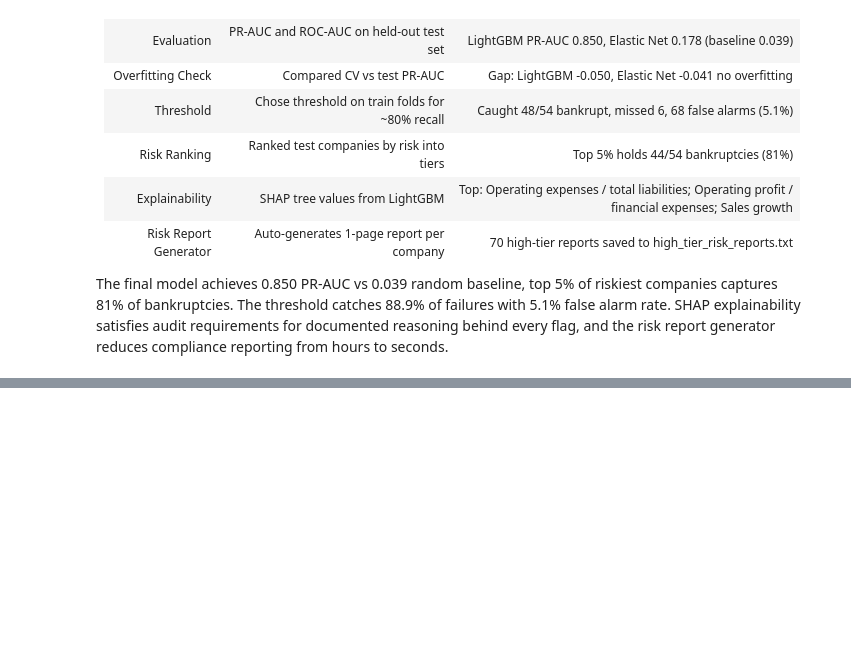
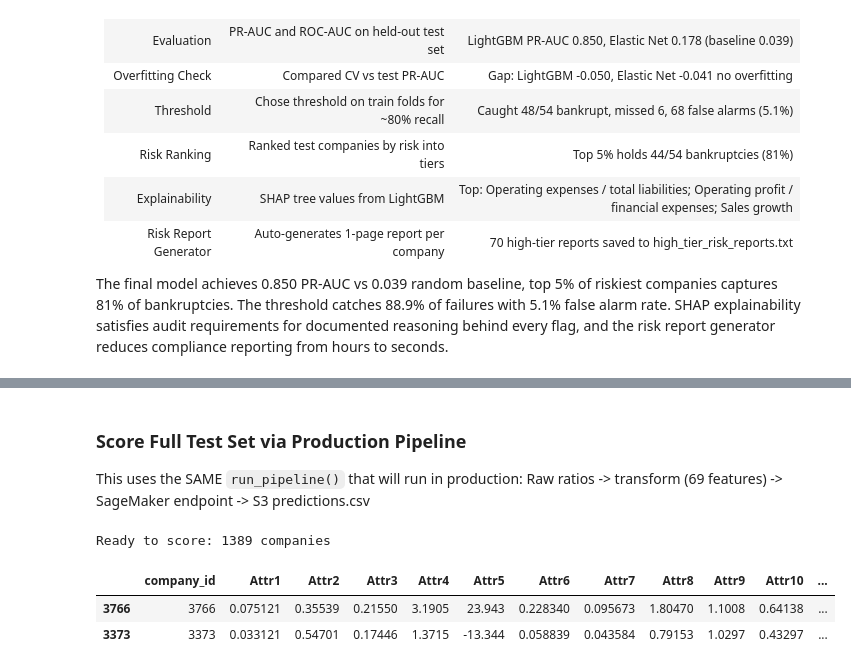
Before and after one commit to EegunjobiF/-financial-distress-early-warning, a Jupyter notebook: 01_training/Early_Warning_Financial_Distress_Model.ipynb, the cells around one changed output, grey strips where cells are left out. Saved outputs shown, nothing was run; the diff lists cells and outputs as text; code cells hidden in the pictures; blank space fills up the shorter version.

```diff
--- a/01_training/Early_Warning_Financial_Distress_Model.ipynb
+++ b/01_training/Early_Warning_Financial_Distress_Model.ipynb
@@ -61,7 +61,7 @@ plt.rcParams['figure.figsize'] = (10, 5)
 Step 2 — Load the Data
 </h2>
 # %%
-file_path = 'data/raw/1year.arff'
+file_path = data/raw/polish_bankruptcy_1year.arff
 
 data, meta = arff.loadarff(file_path)
 df = pd.DataFrame(data)
@@ -1353,0 +1394,18 @@ Saved. Features expected by the model: 69
+# %% [markdown]
+### Score Full Test Set via Production Pipeline
+This uses the SAME `run_pipeline()` that will run in production:
+Raw ratios -> transform (69 features) -> SageMaker endpoint -> S3 predictions.csv
+# %%
+# Rebuild raw test set: company_id + 64 Attrs
+# company_id = original index from the ARFF file
+test_raw = X_test[RAW_COLUMNS].copy()
+test_raw.insert(0, "company_id", test_raw.index.astype(str))
+
+assert test_raw["company_id"].is_unique, "Duplicate company_ids!"
+print(f"Ready to score: {len(test_raw)} companies")
+test_raw.head(2)
+# %% [output]
+Ready to score: 1389 companies
+|  | company_id | Attr1 | Attr2 | Attr3 | Attr4 | Attr5 | Attr6 | Attr7 | Attr8 | Attr9 | Attr10 | ... |
+| 3766 | 3766 | 0.075121 | 0.35539 | 0.21550 | 3.1905 | 23.943 | 0.228340 | 0.095673 | 1.80470 | 1.1008 | 0.64138 | ... |
+| 3373 | 3373 | 0.033121 | 0.54701 | 0.17446 | 1.3715 | -13.344 | 0.058839 | 0.043584 | 0.79153 | 1.0297 | 0.43297 | ... |
```
Also changed, not shown: parts of 14 cells of this notebook, 16 other files.
